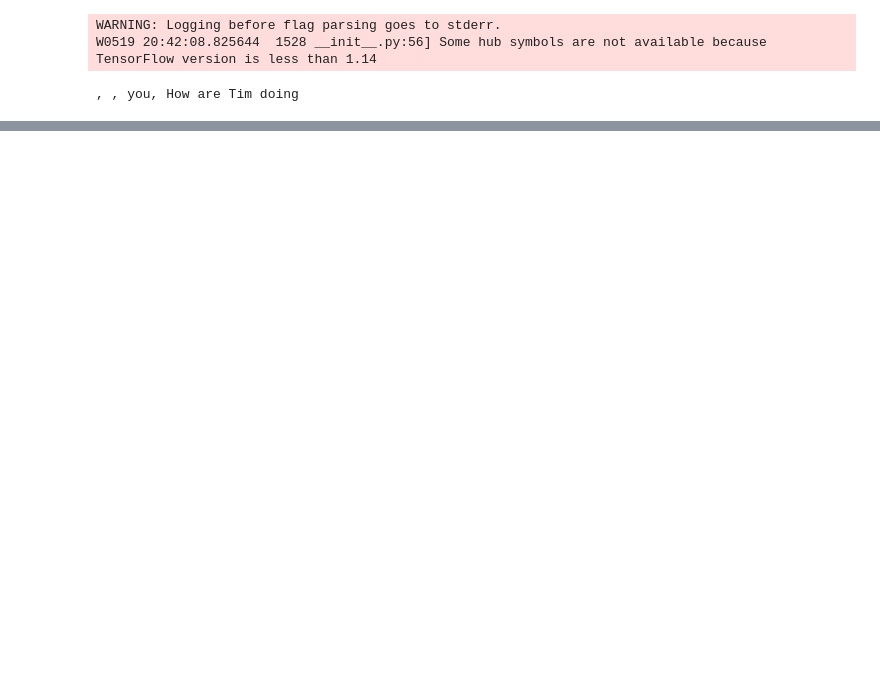
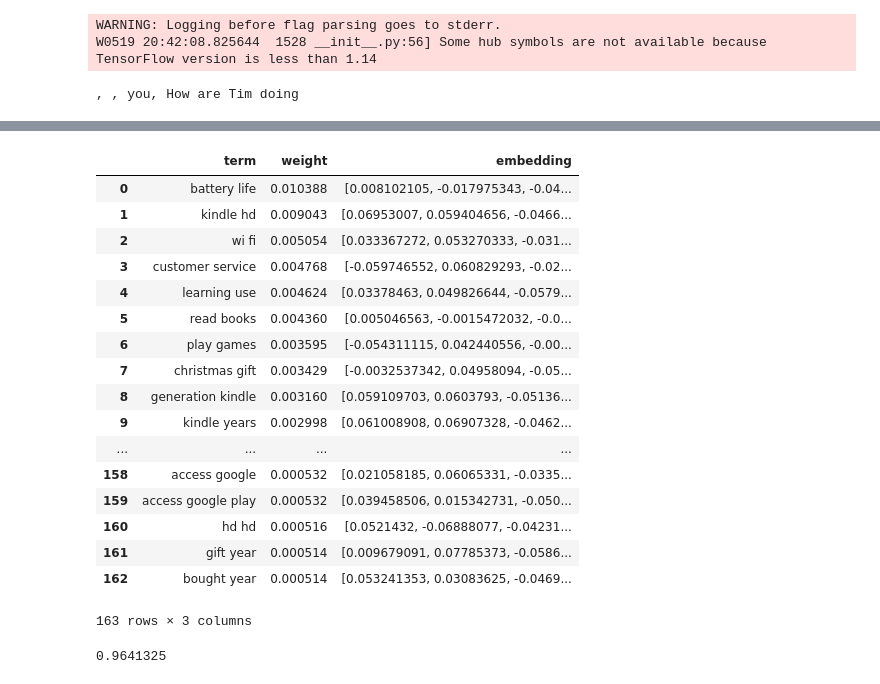
Before and after one commit to betty35/comment-summary-tests, a Jupyter notebook: Clustering-keywords.ipynb, the cells around one changed output, grey strips where cells are left out. Cells and saved outputs as stored; diff of their text form; code cells hidden in the pictures; blank space fills up the shorter version.

```diff
--- a/Clustering-keywords.ipynb
+++ b/Clustering-keywords.ipynb
@@ -160,7 +228,7 @@ from sklearn.feature_extraction.text import CountVectorizer
 from sklearn.feature_extraction.text import TfidfTransformer
 from itertools import islice
 # %%
-cvec = CountVectorizer(stop_words='english', min_df=1, max_df=.2, ngram_range=(2,3))
+cvec = CountVectorizer(stop_words='english', min_df=0.001, max_df=.2, ngram_range=(2,3))
 cvec.fit(reviews.removed)
 len(cvec.vocabulary_)
 #list(islice(cvec.vocabulary_.items(), 20))
@@ -231,0 +321,21 @@ corr = np.inner(X1,X1)
+# %%
+key_words
+# %% [output]
+|  | term | weight | embedding |
+| 0 | battery life | 0.010388 | [0.008102105, -0.017975343, -0.04... |
+| 1 | kindle hd | 0.009043 | [0.06953007, 0.059404656, -0.0466... |
+| 2 | wi fi | 0.005054 | [0.033367272, 0.053270333, -0.031... |
+| 3 | customer service | 0.004768 | [-0.059746552, 0.060829293, -0.02... |
+| 4 | learning use | 0.004624 | [0.03378463, 0.049826644, -0.0579... |
+| 5 | read books | 0.004360 | [0.005046563, -0.0015472032, -0.0... |
+| 6 | play games | 0.003595 | [-0.054311115, 0.042440556, -0.00... |
+| 7 | christmas gift | 0.003429 | [-0.0032537342, 0.04958094, -0.05... |
+| 8 | generation kindle | 0.003160 | [0.059109703, 0.0603793, -0.05136... |
+| 9 | kindle years | 0.002998 | [0.061008908, 0.06907328, -0.0462... |
+| ... | ... | ... | ... |
+| 158 | access google | 0.000532 | [0.021058185, 0.06065331, -0.0335... |
+| 159 | access google play | 0.000532 | [0.039458506, 0.015342731, -0.050... |
+| 160 | hd hd | 0.000516 | [0.0521432, -0.06888077, -0.04231... |
+| 161 | gift year | 0.000514 | [0.009679091, 0.07785373, -0.0586... |
+| 162 | bought year | 0.000514 | [0.053241353, 0.03083625, -0.0469... |
+163 rows × 3 columns
@@ -232,3 +347,7 @@ corr = np.inner(X1,X1)
+# %%
+corr[7][26]
+# %% [output]
+0.9641325
 # %%
 corr[corr<0]=0
 corr[corr>0.99]=0
```
Also changed, not shown: parts of 37 cells of this notebook.
